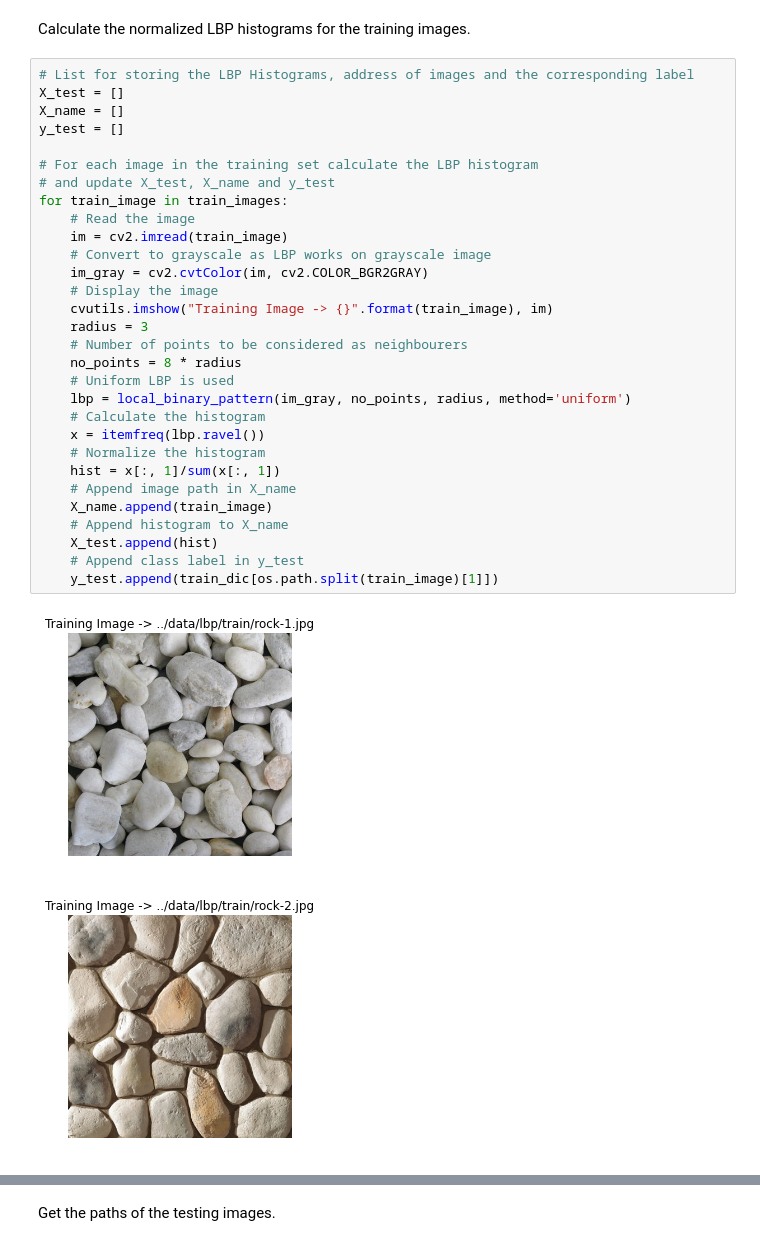
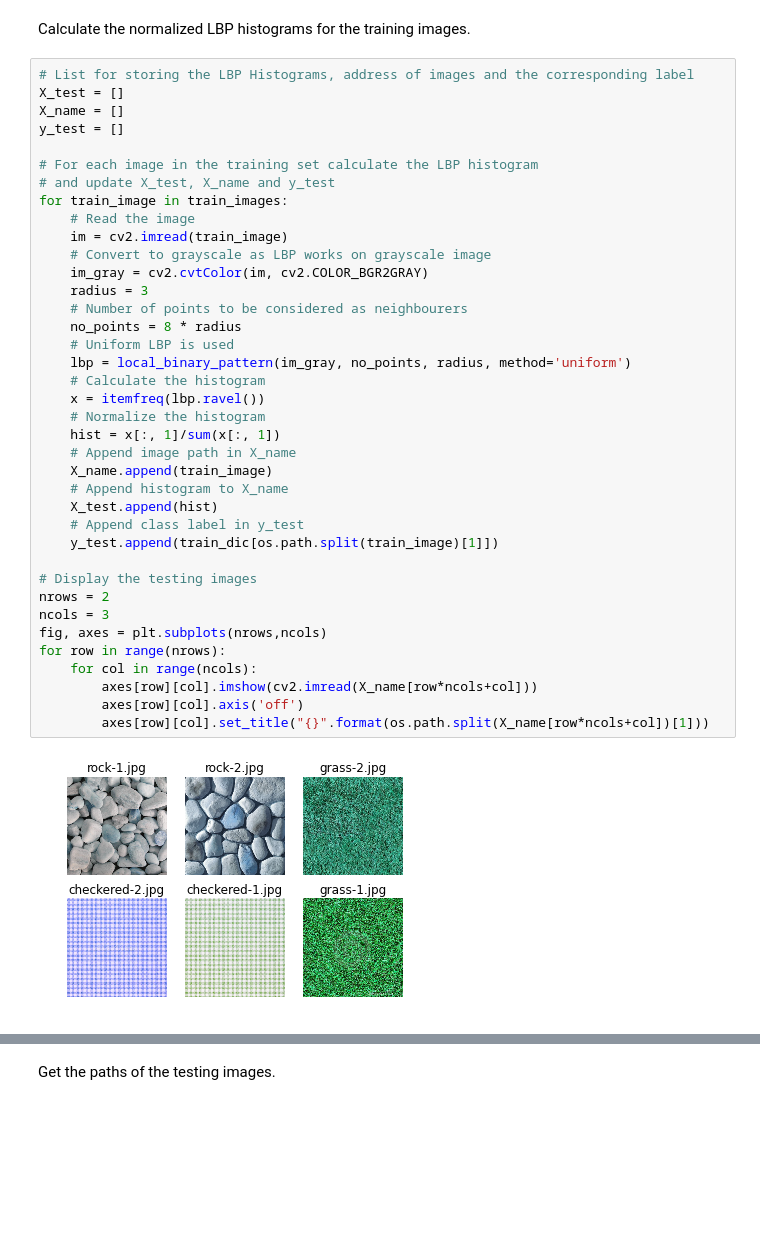
Before and after one commit to bikz05/ipython-notebooks, a Jupyter notebook: computer-vision/local-binary-pattern.ipynb, the cells around one changed output, grey strips where cells are left out. Drawn from its saved outputs; the diff is of its cells as text; blank space fills up the shorter version.

```diff
--- a/computer-vision/local-binary-pattern.ipynb
+++ b/computer-vision/local-binary-pattern.ipynb
@@ -33,33 +35,40 @@ Calculate the normalized LBP histograms for the training images.
 # %%
 # List for storing the LBP Histograms, address of images and the corresponding label
 X_test = []
 X_name = []
 y_test = []
 
 # For each image in the training set calculate the LBP histogram
 # and update X_test, X_name and y_test
 for train_image in train_images:
     # Read the image
     im = cv2.imread(train_image)
     # Convert to grayscale as LBP works on grayscale image
     im_gray = cv2.cvtColor(im, cv2.COLOR_BGR2GRAY)
-    # Display the image
-    cvutils.imshow("Training Image -> {}".format(train_image), im)
     radius = 3
     # Number of points to be considered as neighbourers
     no_points = 8 * radius
     # Uniform LBP is used
     lbp = local_binary_pattern(im_gray, no_points, radius, method='uniform')
     # Calculate the histogram
     x = itemfreq(lbp.ravel())
     # Normalize the histogram
     hist = x[:, 1]/sum(x[:, 1])
     # Append image path in X_name
     X_name.append(train_image)
     # Append histogram to X_name
     X_test.append(hist)
     # Append class label in y_test
     y_test.append(train_dic[os.path.split(train_image)[1]])
+
+# Display the testing images
+nrows = 2
+ncols = 3
+fig, axes = plt.subplots(nrows,ncols)
+for row in range(nrows):
+    for col in range(ncols):
+        axes[row][col].imshow(cv2.imread(X_name[row*ncols+col]))
+        axes[row][col].axis('off')
+        axes[row][col].set_title("{}".format(os.path.split(X_name[row*ncols+col])[1]))
 # %% [output]
-[figure, old version]
+[figure, new version]
-[figure, removed]
```
Also changed, not shown: parts of 6 cells of this notebook.
